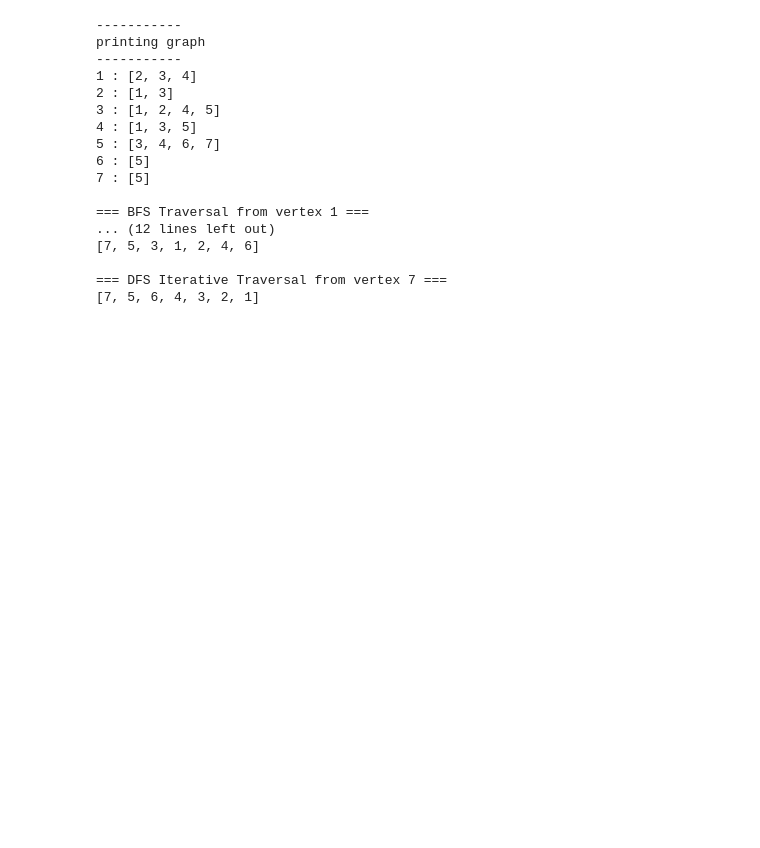
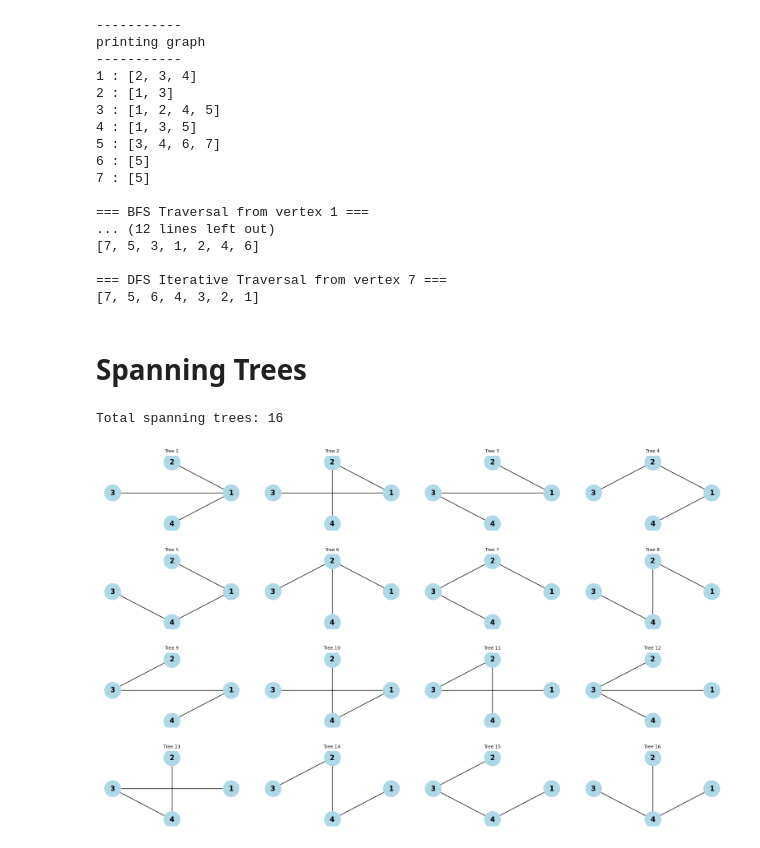
Before and after one commit to niladri-rkmvu/dsa-2025, a Jupyter notebook: graphs.ipynb, the cells around one changed output. Saved outputs shown, nothing was run; the diff lists cells and outputs as text; code cells hidden in the pictures; blank space fills up the shorter version.

```diff
--- a/graphs.ipynb
+++ b/graphs.ipynb
@@ -308,3 +308,57 @@ printing graph
 
 === DFS Iterative Traversal from vertex 7 ===
 [7, 5, 6, 4, 3, 2, 1]
+# %% [markdown]
+# Spanning Trees
+# %%
+import networkx as nx
+import matplotlib.pyplot as plt
+from itertools import combinations
+
+def all_spanning_trees(G):
+    n = G.number_of_nodes()
+    spanning_trees = []
+    for edges in combinations(G.edges(), n-1):
+        T = nx.Graph()
+        T.add_nodes_from(G.nodes())
+        T.add_edges_from(edges)
+        if nx.is_tree(T):
+            spanning_trees.append(T)
+    return spanning_trees
+
+def visualize_spanning_trees(G):
+    trees = all_spanning_trees(G)
+    n = len(trees)
+    cols = 4
+    rows = (n + cols - 1) // cols
+
+    plt.figure(figsize=(16, 10))  # bigger canvas
+
+    for i, T in enumerate(trees, 1):
+        plt.subplot(rows, cols, i)
+        # Option 1: circular layout (no overlap)
+        pos = nx.circular_layout(T)
+        # Option 2: spring layout with more spacing
+        # pos = nx.spring_layout(T, seed=i, k=0.8)  # k controls spacing
+
+        nx.draw(
+            T, pos,
+            with_labels=True,
+            node_color="lightblue",
+            node_size=800,
+            font_weight="bold",
+            edge_color="black"
+        )
+        plt.title(f"Tree {i}", fontsize=8)
+
+    plt.tight_layout(pad=3.0)  # extra padding between subplots
+    plt.show()
+
+if __name__ == "__main__":
+    G = nx.complete_graph([1, 2, 3, 4])
+    trees = all_spanning_trees(G)
+    print(f"Total spanning trees: {len(trees)}")
+    visualize_spanning_trees(G)
+# %% [output]
+Total spanning trees: 16
+[figure, added]
```
